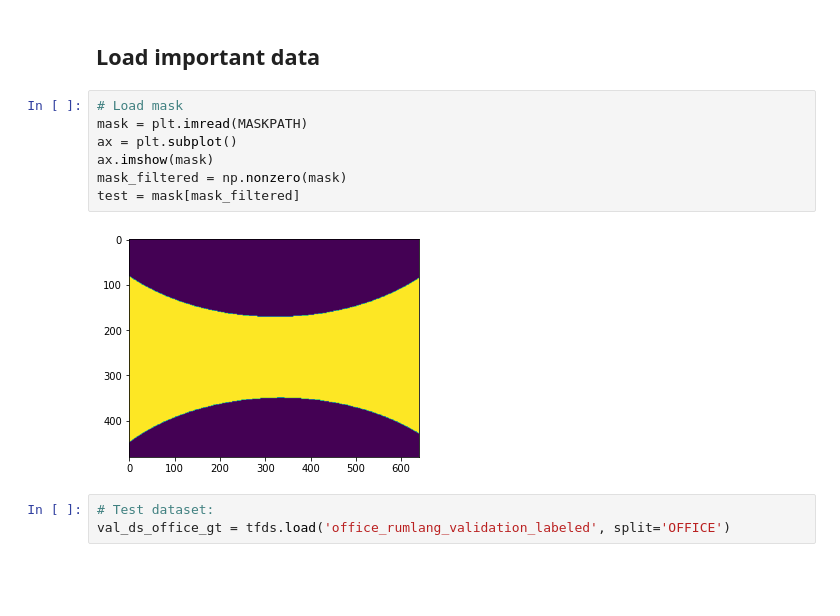
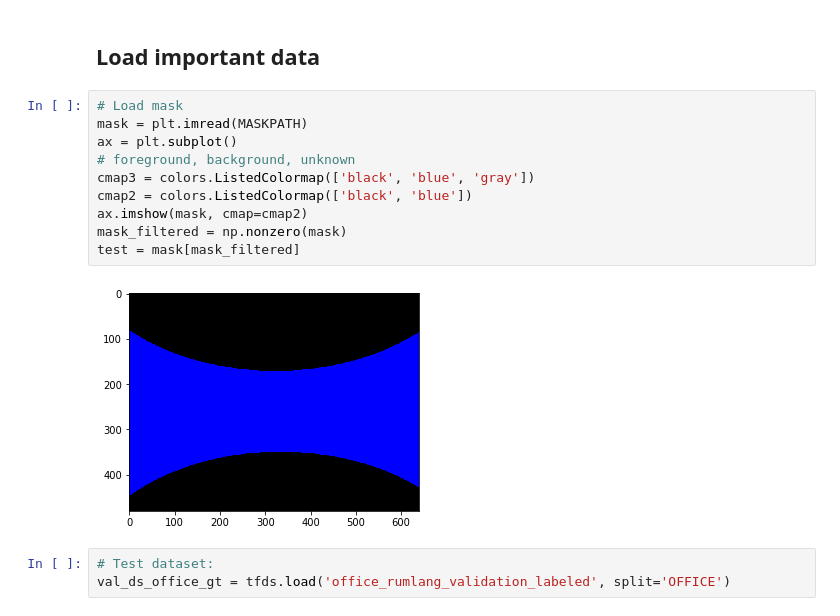
Before and after one commit to ethz-asl/background_foreground_segmentation, a Jupyter notebook: src/visualizations.ipynb, the cells around one changed output. Saved outputs shown, nothing was run; the diff lists cells and outputs as text; blank space fills up the shorter version.

```diff
--- a/src/visualizations.ipynb
+++ b/src/visualizations.ipynb
@@ -24,12 +23,15 @@ Segmentation Models: using `tf.keras` framework.
 # %%
 # Load mask
 mask = plt.imread(MASKPATH)
 ax = plt.subplot()
-ax.imshow(mask)
+# foreground, background, unknown
+cmap3 = colors.ListedColormap(['black', 'blue', 'gray'])
+cmap2 = colors.ListedColormap(['black', 'blue'])
+ax.imshow(mask, cmap=cmap2)
 mask_filtered = np.nonzero(mask)
 test = mask[mask_filtered]
 # %% [output]
-[figure, old version]
+[figure, new version]
 # %%
 # Test dataset:
 val_ds_office_gt = tfds.load('office_rumlang_validation_labeled', split='OFFICE')
```
Also changed, not shown: parts of 11 cells of this notebook, 1 other file.
